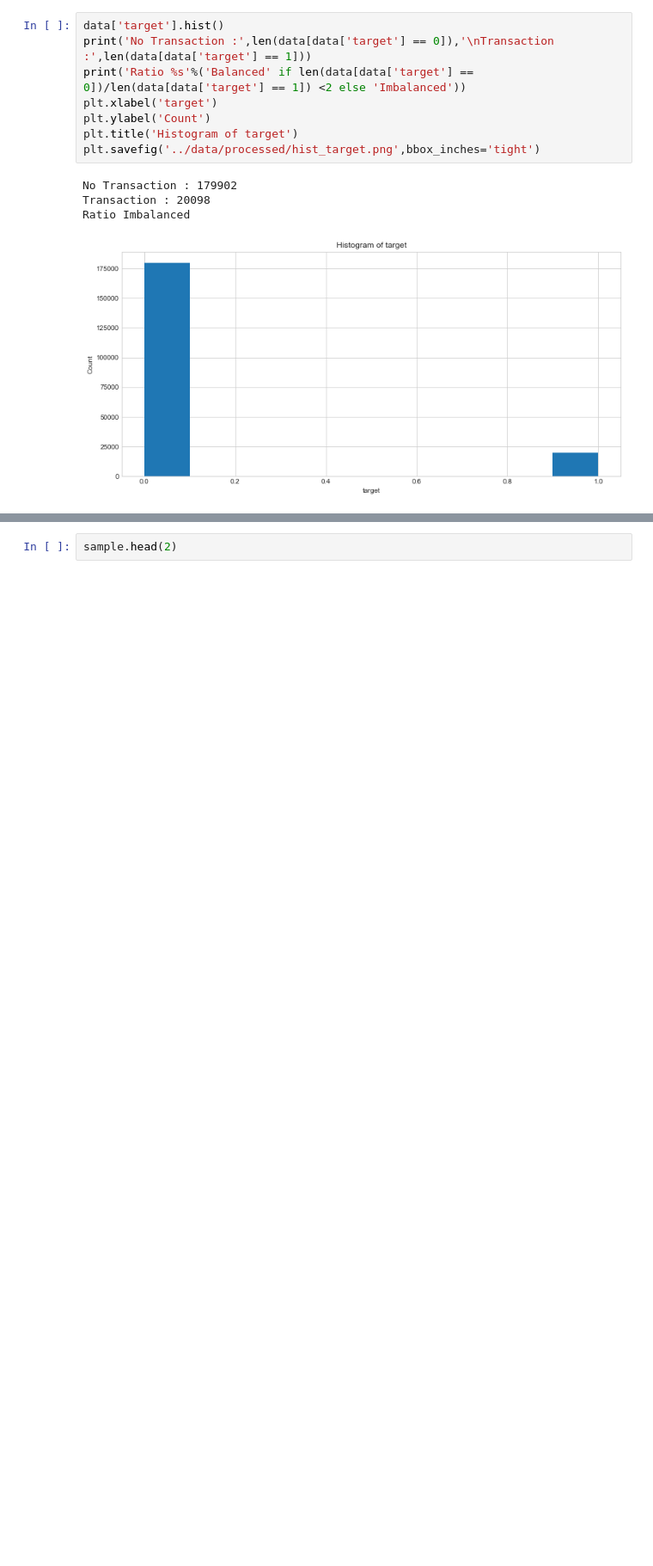
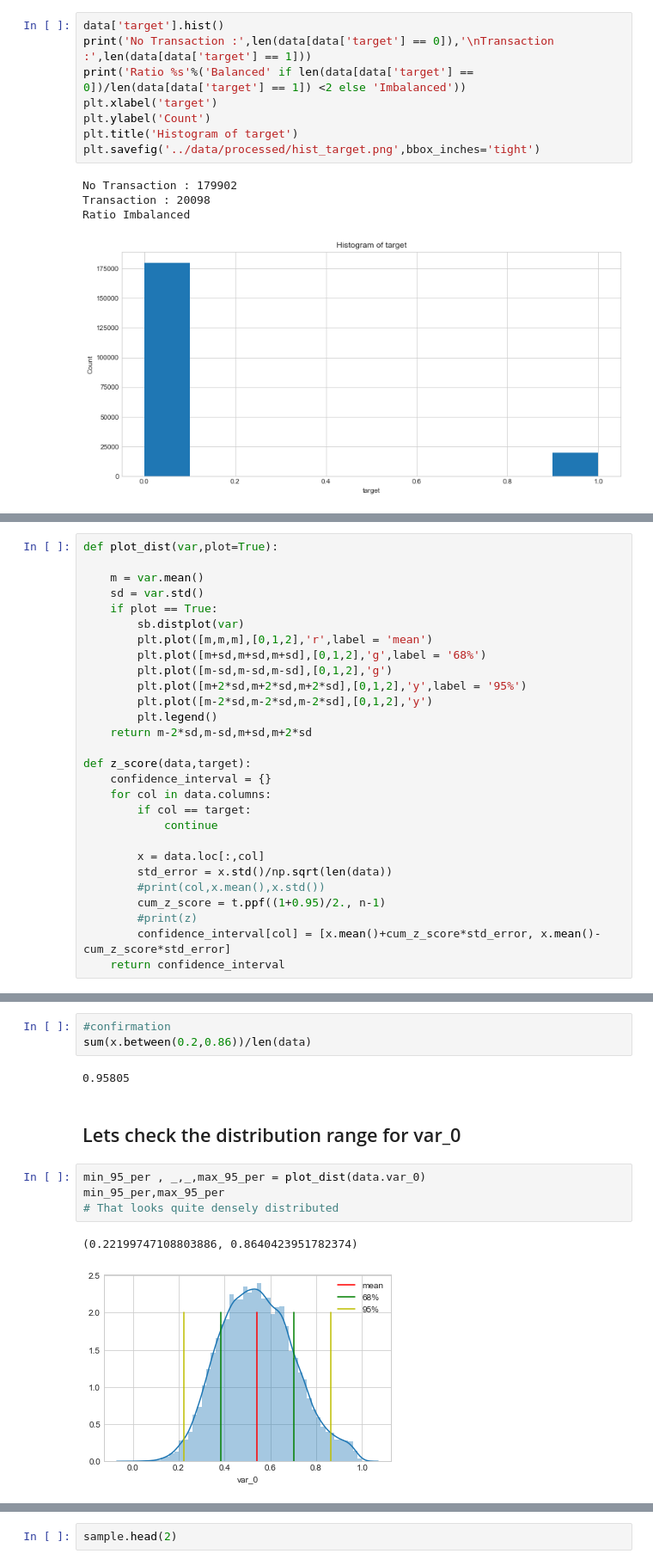
Before and after one commit to pat-123/Santander, a Jupyter notebook: notebooks/Santander.ipynb, the cells around one changed output, grey strips where cells are left out. Shown at 86% size. Saved outputs shown, nothing was run; the diff lists cells and outputs as text; blank space fills up the shorter version.

```diff
--- a/notebooks/Santander.ipynb
+++ b/notebooks/Santander.ipynb
@@ -670,0 +702,28 @@ But here, since postive cases are very less and decreasing our sample set might
+# %%
+def plot_dist(var,plot=True):
+
+    m = var.mean()
+    sd = var.std()
+    if plot == True:
+        sb.distplot(var)
+        plt.plot([m,m,m],[0,1,2],'r',label = 'mean')
+        plt.plot([m+sd,m+sd,m+sd],[0,1,2],'g',label = '68%')
+        plt.plot([m-sd,m-sd,m-sd],[0,1,2],'g')
+        plt.plot([m+2*sd,m+2*sd,m+2*sd],[0,1,2],'y',label = '95%')
+        plt.plot([m-2*sd,m-2*sd,m-2*sd],[0,1,2],'y')
+        plt.legend()
+    return m-2*sd,m-sd,m+sd,m+2*sd
+
+def z_score(data,target):
+    confidence_interval = {}
+    for col in data.columns:
+        if col == target:
+            continue
+
+        x = data.loc[:,col]
+        std_error = x.std()/np.sqrt(len(data))
+        #print(col,x.mean(),x.std())
+        cum_z_score = t.ppf((1+0.95)/2., n-1)
+        #print(z)
+        confidence_interval[col] = [x.mean()+cum_z_score*std_error, x.mean()-cum_z_score*std_error]
+    return confidence_interval
@@ -670,0 +737,14 @@ But here, since postive cases are very less and decreasing our sample set might
+# %%
+#confirmation
+sum(x.between(0.2,0.86))/len(data)
+# %% [output]
+0.95805
+# %% [markdown]
+## Lets check the distribution range for var_0
+# %%
+min_95_per , _,_,max_95_per = plot_dist(data.var_0)
+min_95_per,max_95_per
+# That looks quite densely distributed
+# %% [output]
+(0.22199747108803886, 0.8640423951782374)
+[figure, added]
```
Also changed, not shown: parts of 55 cells of this notebook, 1 other file.
